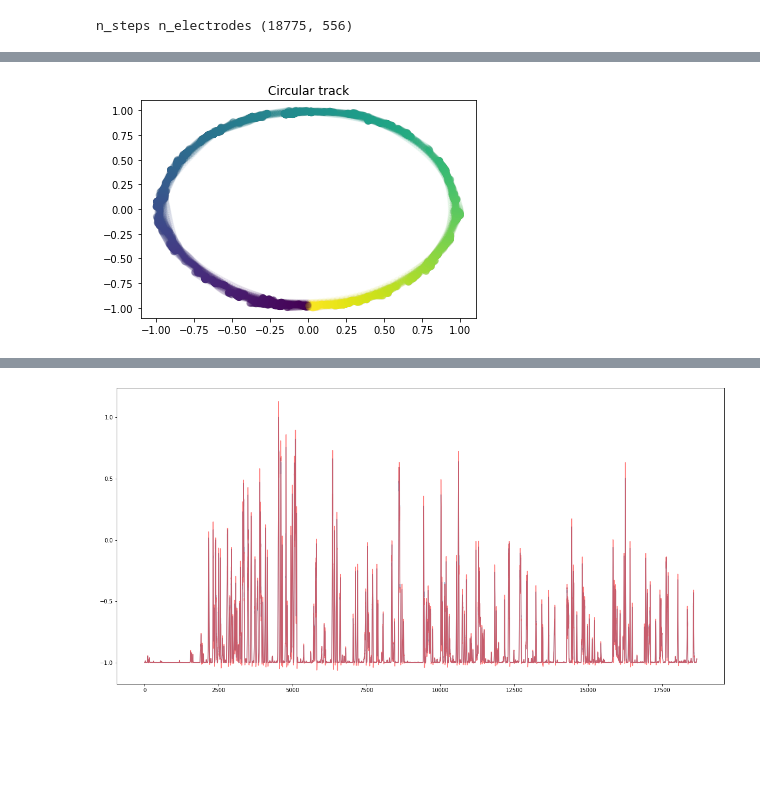
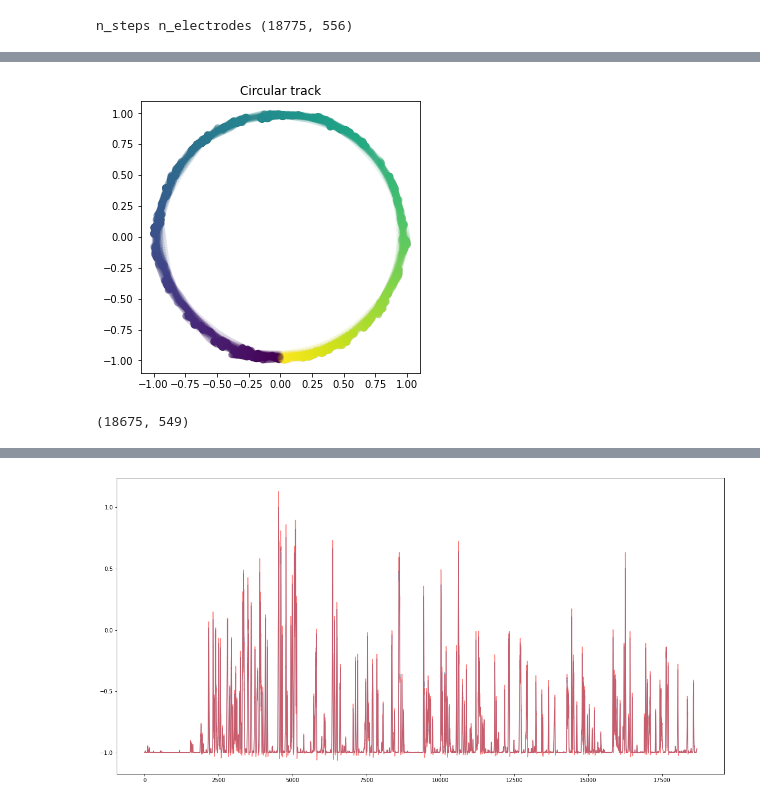
Before and after one commit to blufzzz/NeuroMice, a Jupyter notebook: RegressionFromEmbeddings.ipynb, the cells around one changed output, grey strips where cells are left out. Cells and saved outputs as stored; diff of their text form; code cells hidden in the pictures; blank space fills up the shorter version.

```diff
--- a/RegressionFromEmbeddings.ipynb
+++ b/RegressionFromEmbeddings.ipynb
@@ -43,22 +69,27 @@ n_steps n_electrodes (18775, 556)
 # %%
 X = spikes_df["x"].to_numpy()
 Y = spikes_df["y"].to_numpy()
 X_green = spikes_df["x_green"].to_numpy()
 Y_green = spikes_df["y_green"].to_numpy()
 X_red = spikes_df["x_red"].to_numpy()
 Y_red = spikes_df["y_red"].to_numpy()
 
 coords = spikes_df[['x', 'y']].values
 coords -= coords.mean(0)[None,:]
 minmax_scaler = MinMaxScaler((-1,1))
 coords_ = minmax_scaler.fit_transform(coords)
 phi = np.arctan2(coords_[:,0], coords_[:,1])
 
+plt.figure(figsize=(5,5))
 plt.title("Circular track")
 plt.scatter(coords_[:,0], coords_[:,1], alpha=0.05, c=phi)
 plt.show()
 # %% [output]
-[figure, old version]
+[figure, new version]
+# %%
+X_std.shape
+# %% [output]
+(18675, 549)
 # %%
 from sklearn.decomposition import PCA
 from sklearn.manifold import Isomap, SpectralEmbedding as LaplacianEigenmaps
```
Also changed, not shown: parts of 3 cells of this notebook, 3 other files.
